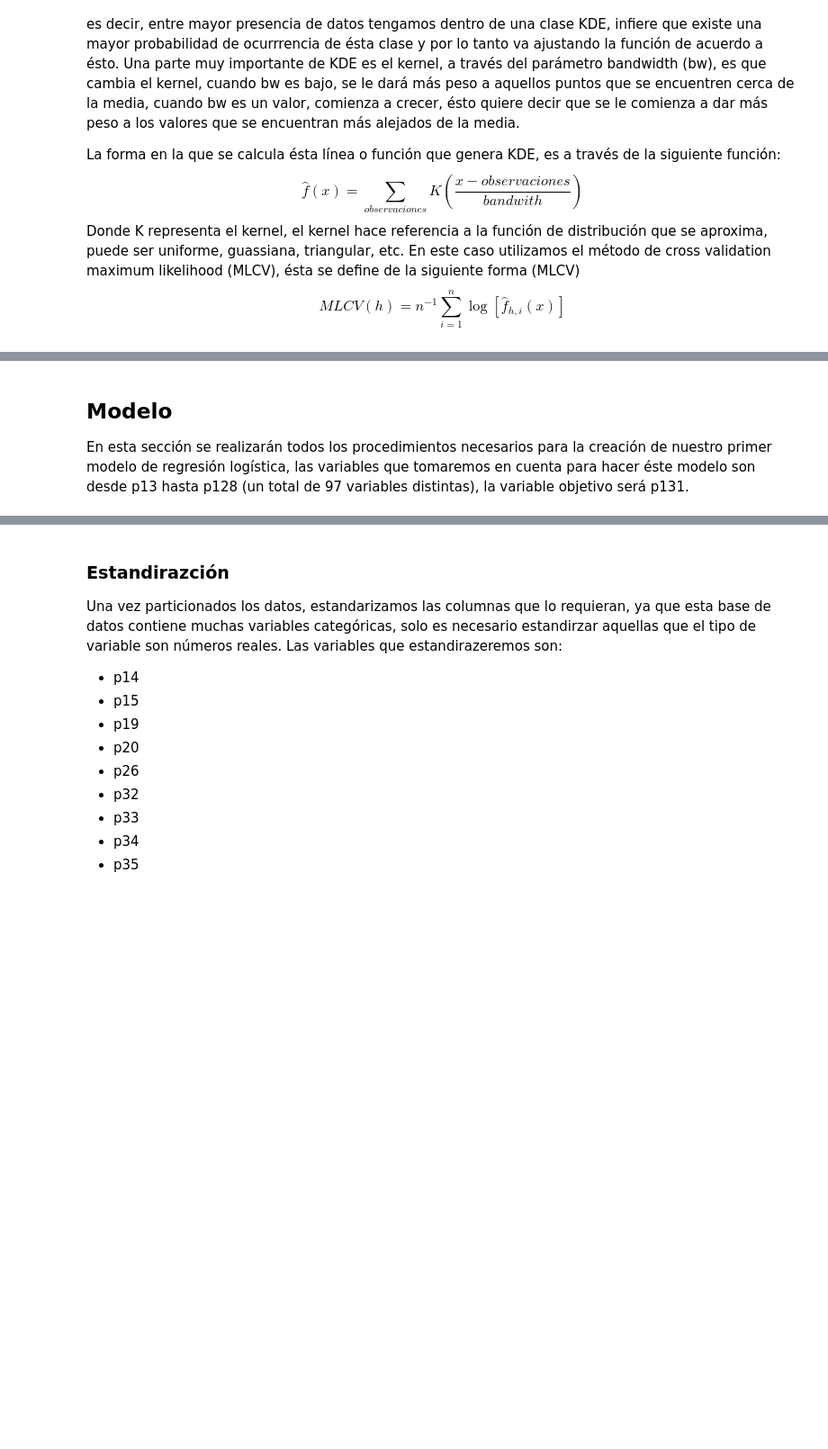
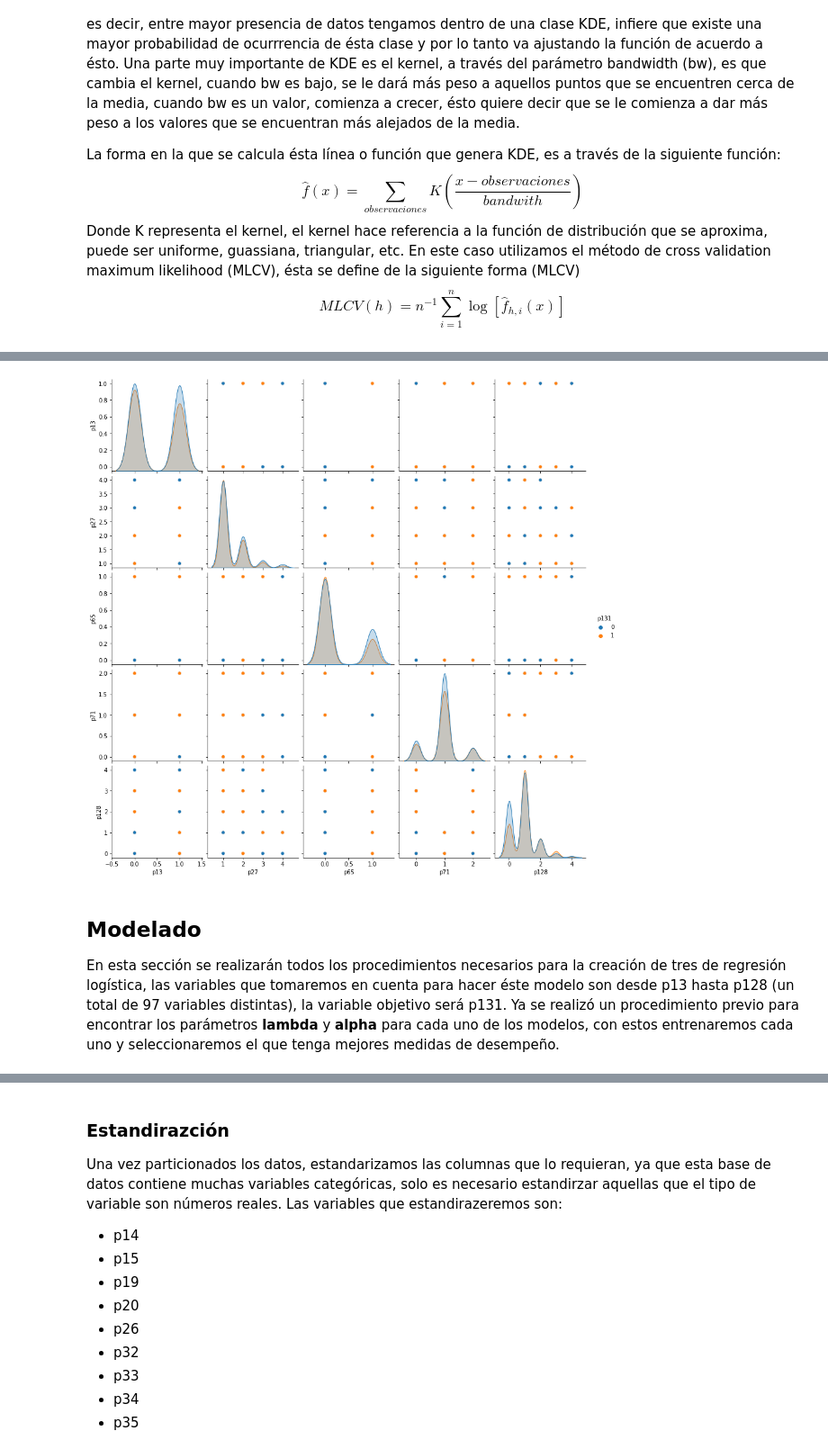
Before and after one commit to renattaGS/PAP-ML-ETICO, a Jupyter notebook: notebook.ipynb, the cells around one changed output, grey strips where cells are left out. Shown at 90% size. Cells and saved outputs as stored; diff of their text form; code cells hidden in the pictures; blank space fills up the shorter version.

Commit message:
Actualización de modelos

```diff
--- a/notebook.ipynb
+++ b/notebook.ipynb
@@ -170,4 +169,9 @@ data.reporte_profiling(data_techo, 'Reporte_Datos_Techo.html')
+# %%
+cols_pairplot = ['p13', 'p27', 'p65', 'p71', 'p128', 'p131']
+visualizations.pairplot(data_techo_llenado, cols_pairplot, 'p131' )
+# %% [output]
+[figure, added]
 # %% [markdown]
-## Modelo
+## Modelado
 
-En esta sección se realizarán todos los procedimientos necesarios para la creación de nuestro primer modelo de regresión logística, las variables que tomaremos en cuenta para hacer éste modelo son desde p13 hasta p128 (un total de 97 variables distintas), la variable objetivo será p131.
+En esta sección se realizarán todos los procedimientos necesarios para la creación de tres de regresión logística, las variables que tomaremos en cuenta para hacer éste modelo son desde p13 hasta p128 (un total de 97 variables distintas), la variable objetivo será p131. Ya se realizó un procedimiento previo para encontrar los parámetros **lambda** y **alpha** para cada uno de los modelos, con estos entrenaremos cada uno y seleccionaremos el que tenga mejores medidas de desempeño.
```
Also changed, not shown: parts of 45 cells of this notebook, 11 other files.
